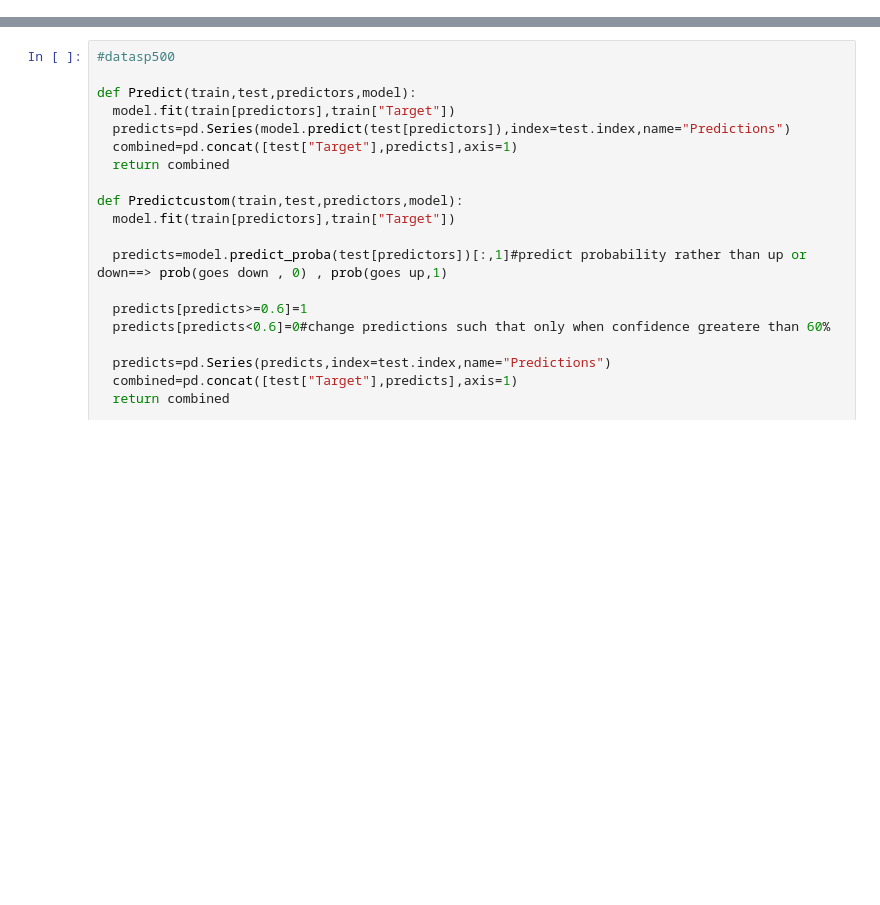
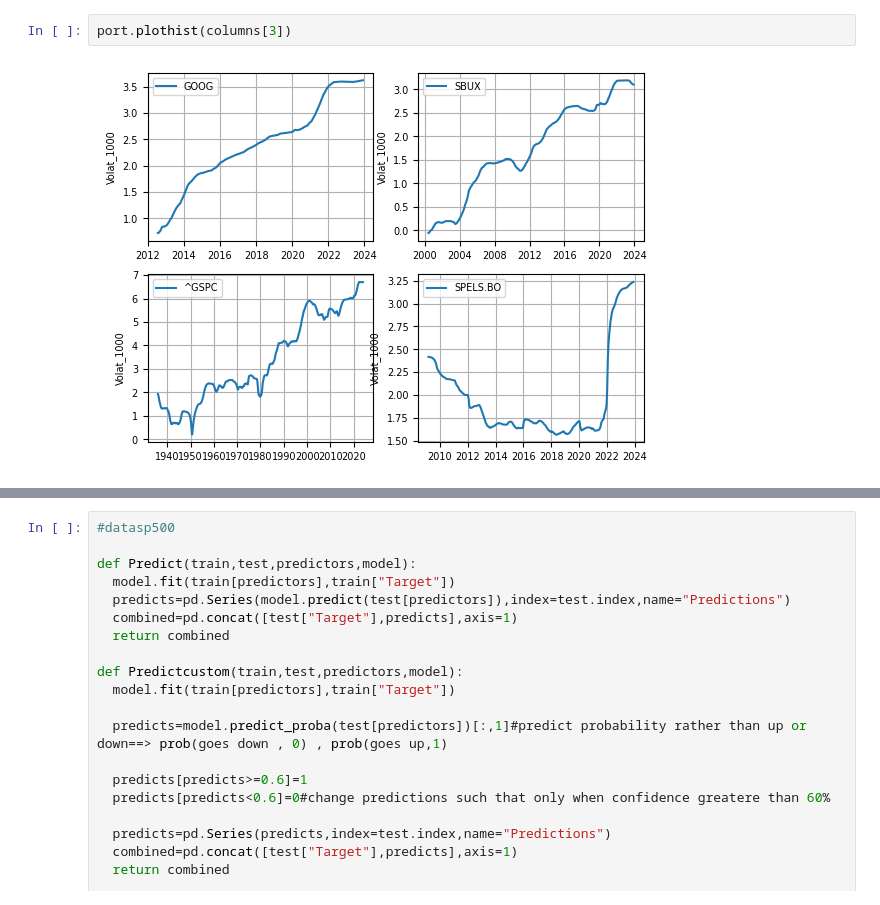
Before and after one commit to sudheesh4/FinanceRegressorTest, a Jupyter notebook: SP500_FORESTModel.ipynb, the cells around one changed output, grey strips where cells are left out. Drawn from its saved outputs; the diff is of its cells as text; blank space fills up the shorter version.

```diff
--- a/SP500_FORESTModel.ipynb
+++ b/SP500_FORESTModel.ipynb
@@ -169,0 +215,4 @@ datasp500["Target"]=(datasp500["Tomorrow"] > datasp500["Close"]).astype(int)
+# %%
+port.plothist(columns[3])
+# %% [output]
+[figure, added]
```
Also changed, not shown: parts of 27 cells of this notebook.
